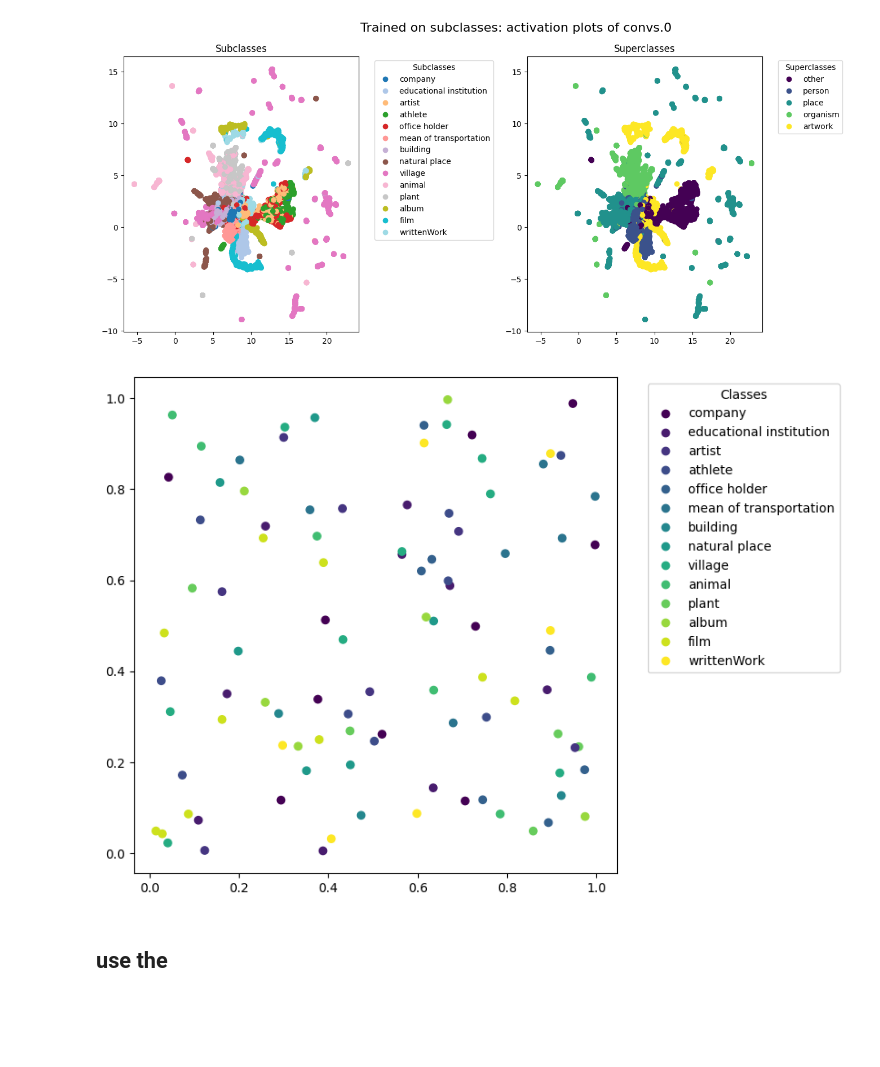
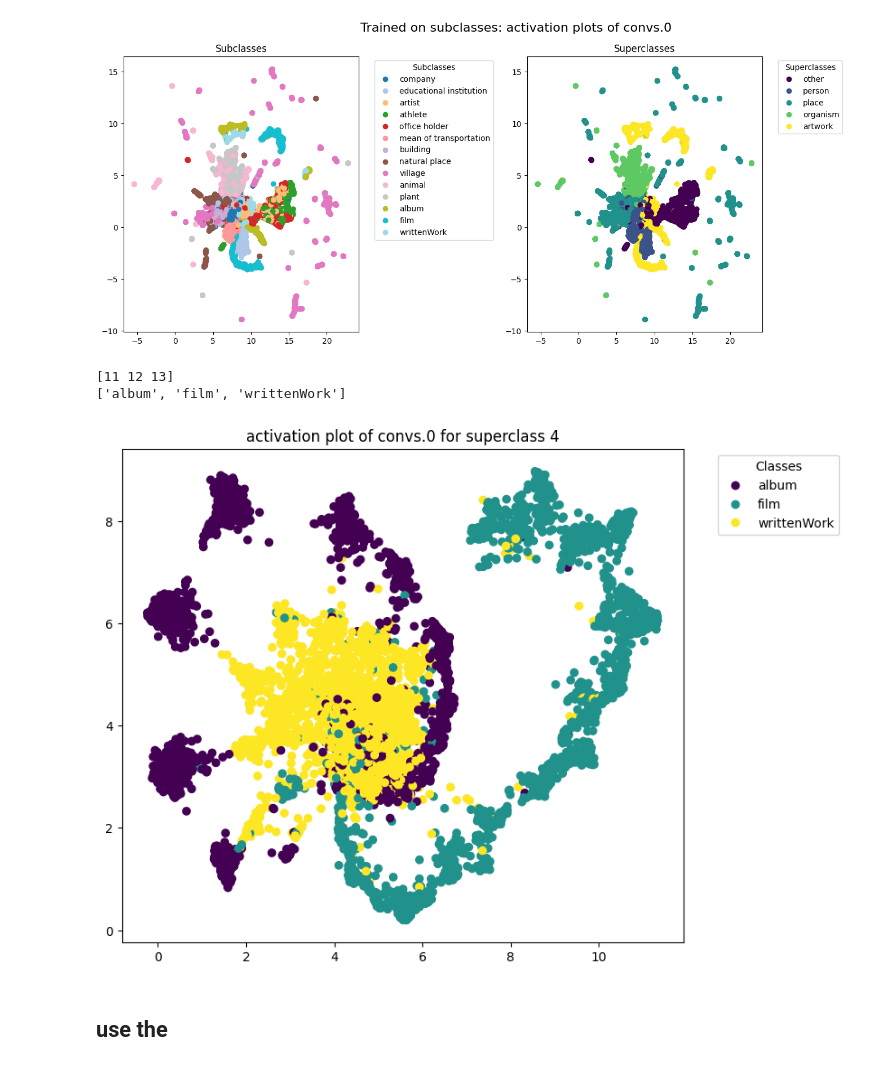
Before and after one commit to AFKonstantin/pytorch-sentiment-analysis, a Jupyter notebook: minimal_umap.ipynb, the cells around one changed output. Drawn from its saved outputs; the diff is of its cells as text; code cells hidden in the pictures; blank space fills up the shorter version.

Commit message:
further progesss...also included the option for filtered plotting (one superclass)

```diff
--- a/minimal_umap.ipynb
+++ b/minimal_umap.ipynb
@@ -131,29 +134,64 @@ plt.tight_layout(rect=[0, 0, 0.9, 1])  # Adjust rect to fit legends and title
 plt.show()
 # %% [output]
 [figure]
+# %%
+#### filter the activations by class
+
+
+filtered_superclass = 4
+
+
+
+## first  construc the binary mask
+
+superclasses_np = np.array(superclasses)
+
+mask = superclasses_np == filtered_superclass
+
+filtered_activations = selected_activations.numpy()[mask]
+
+filtered_subclass_lables = selected_subclass_lables.numpy()[mask]
+
+
+unique_labels = np.unique(filtered_subclass_lables)
+
+print(unique_labels)
+
+filtered_subclass_names = [ name for i, name in enumerate(subclass_names) if i in unique_labels]
+
+print(filtered_subclass_names)
+# %% [output]
+[11 12 13]
+['album', 'film', 'writtenWork']
+# %%
+
+reducer = umap.UMAP(random_state=seed)
+filted_embedding = reducer.fit_transform(filtered_activations)
 # %%
 import matplotlib.pyplot as plt
 
 
 
 # Set the figure size to make the plot wider
 plt.figure(figsize=(10, 6))  # Adjust width (12) and height (6) as desired
 
 
 # Create scatter plot
-scatter = plt.scatter(embedding[:, 0], embedding[:, 1], c=selected_subclass_lables, cmap="viridis")
+scatter = plt.scatter(filted_embedding[:, 0], filted_embedding[:, 1], c=filtered_subclass_lables, cmap="viridis")
 
 # Create legend and position it outside the plot to the right
 legend_elements, _ = scatter.legend_elements()
-plt.legend(legend_elements, subclass_names, title="Classes", bbox_to_anchor=(1.05, 1), loc='upper left')
+plt.legend(legend_elements, filtered_subclass_names, title="Classes", bbox_to_anchor=(1.05, 1), loc='upper left')
 
 # Adjust layout to make room for the legend
 plt.tight_layout(rect=[0, 0, 0.85, 1])  # Adjusts the plot to leave room for the legend on the right
 
+plt.title(f"activation plot of {selected_conv} for superclass {filtered_superclass}")
+
 # Display plot
 plt.show()
 # %% [output]
-[figure, old version]
+[figure, new version]
 # %% [markdown]
 ## use the
 # %%
```
Also changed, not shown: parts of 3 cells of this notebook.
